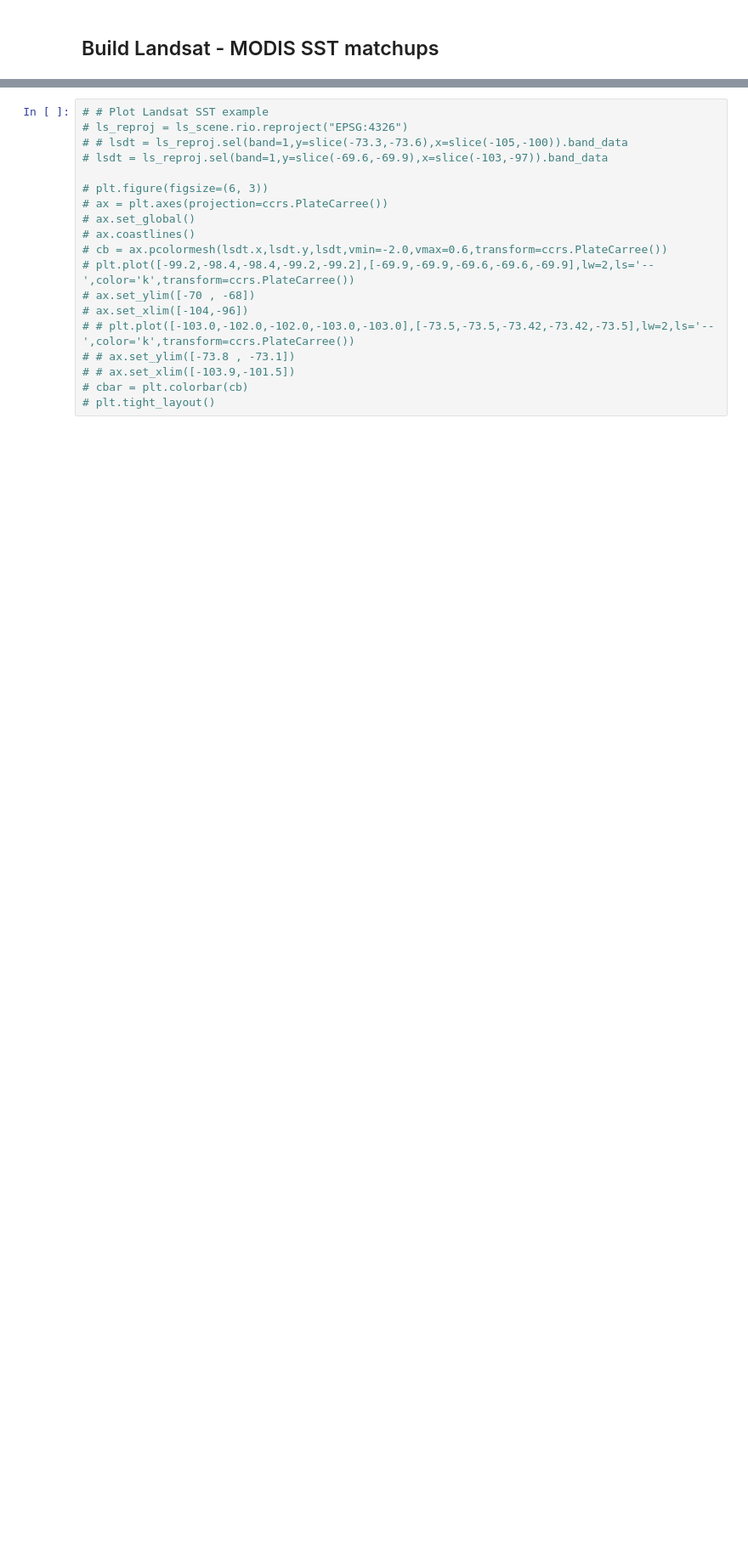
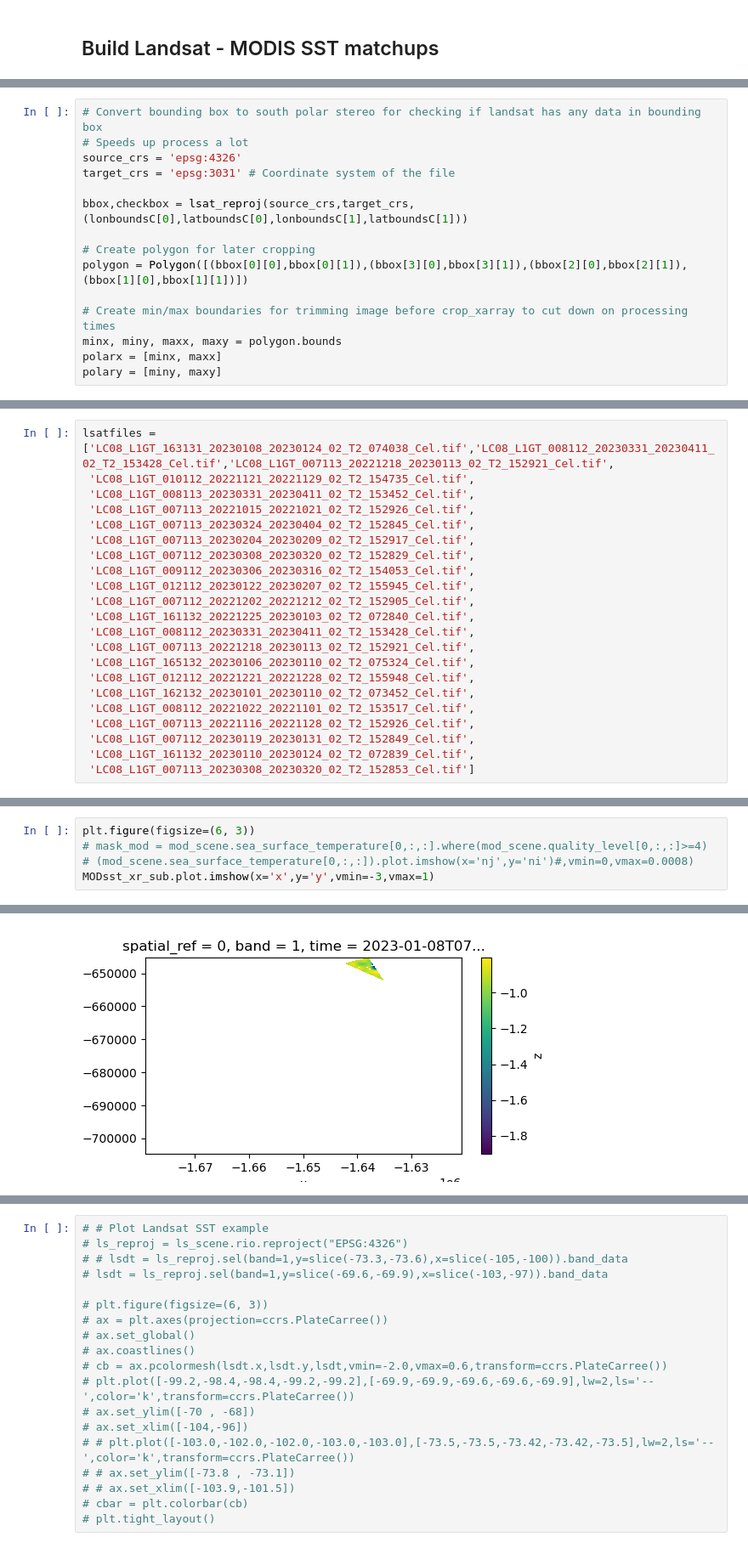
Before and after one commit to tsnow03/Landsat_SST_algorithm, a Jupyter notebook: LandsatCalibration20230815.ipynb, the cells around one changed output, grey strips where cells are left out. Shown at 85% size. Cells and saved outputs as stored; diff of their text form; blank space fills up the shorter version.

Commit message:
bug fixes for reprojection

```diff
--- a/LandsatCalibration20230815.ipynb
+++ b/LandsatCalibration20230815.ipynb
@@ -143,0 +925,15 @@ def add_time_dim(ds):
+# %%
+# Convert bounding box to south polar stereo for checking if landsat has any data in bounding box
+# Speeds up process a lot
+source_crs = 'epsg:4326'
+target_crs = 'epsg:3031' # Coordinate system of the file
+
+bbox,checkbox = lsat_reproj(source_crs,target_crs,(lonboundsC[0],latboundsC[0],lonboundsC[1],latboundsC[1]))
+
+# Create polygon for later cropping
+polygon = Polygon([(bbox[0][0],bbox[0][1]),(bbox[3][0],bbox[3][1]),(bbox[2][0],bbox[2][1]),(bbox[1][0],bbox[1][1])])
+
+# Create min/max boundaries for trimming image before crop_xarray to cut down on processing times
+minx, miny, maxx, maxy = polygon.bounds
+polarx = [minx, maxx]
+polary = [miny, maxy]
@@ -143,0 +1004,22 @@ def add_time_dim(ds):
+# %%
+lsatfiles = ['LC08_L1GT_163131_20230108_20230124_02_T2_074038_Cel.tif','LC08_L1GT_008112_20230331_20230411_02_T2_153428_Cel.tif','LC08_L1GT_007113_20221218_20230113_02_T2_152921_Cel.tif',
+ 'LC08_L1GT_010112_20221121_20221129_02_T2_154735_Cel.tif',
+ 'LC08_L1GT_008113_20230331_20230411_02_T2_153452_Cel.tif',
+ 'LC08_L1GT_007113_20221015_20221021_02_T2_152926_Cel.tif',
+ 'LC08_L1GT_007113_20230324_20230404_02_T2_152845_Cel.tif',
+ 'LC08_L1GT_007113_20230204_20230209_02_T2_152917_Cel.tif',
+ 'LC08_L1GT_007112_20230308_20230320_02_T2_152829_Cel.tif',
+ 'LC08_L1GT_009112_20230306_20230316_02_T2_154053_Cel.tif',
+ 'LC08_L1GT_012112_20230122_20230207_02_T2_155945_Cel.tif',
+ 'LC08_L1GT_007112_20221202_20221212_02_T2_152905_Cel.tif',
+ 'LC08_L1GT_161132_20221225_20230103_02_T2_072840_Cel.tif',
+ 'LC08_L1GT_008112_20230331_20230411_02_T2_153428_Cel.tif',
+ 'LC08_L1GT_007113_20221218_20230113_02_T2_152921_Cel.tif',
+ 'LC08_L1GT_165132_20230106_20230110_02_T2_075324_Cel.tif',
+ 'LC08_L1GT_012112_20221221_20221228_02_T2_155948_Cel.tif',
+ 'LC08_L1GT_162132_20230101_20230110_02_T2_073452_Cel.tif',
+ 'LC08_L1GT_008112_20221022_20221101_02_T2_153517_Cel.tif',
+ 'LC08_L1GT_007113_20221116_20221128_02_T2_152926_Cel.tif',
+ 'LC08_L1GT_007112_20230119_20230131_02_T2_152849_Cel.tif',
+ 'LC08_L1GT_161132_20230110_20230124_02_T2_072839_Cel.tif',
+ 'LC08_L1GT_007113_20230308_20230320_02_T2_152853_Cel.tif']
@@ -143,0 +1641,6 @@ def add_time_dim(ds):
+# %%
+plt.figure(figsize=(6, 3))
+# mask_mod = mod_scene.sea_surface_temperature[0,:,:].where(mod_scene.quality_level[0,:,:]>=4)
+# (mod_scene.sea_surface_temperature[0,:,:]).plot.imshow(x='nj',y='ni')#,vmin=0,vmax=0.0008)
+MODsst_xr_sub.plot.imshow(x='x',y='y',vmin=-3,vmax=1)
+# %% [output]
@@ -143,0 +1648 @@ def add_time_dim(ds):
+[figure, added]
```
Also changed, not shown: parts of 57 cells of this notebook.
